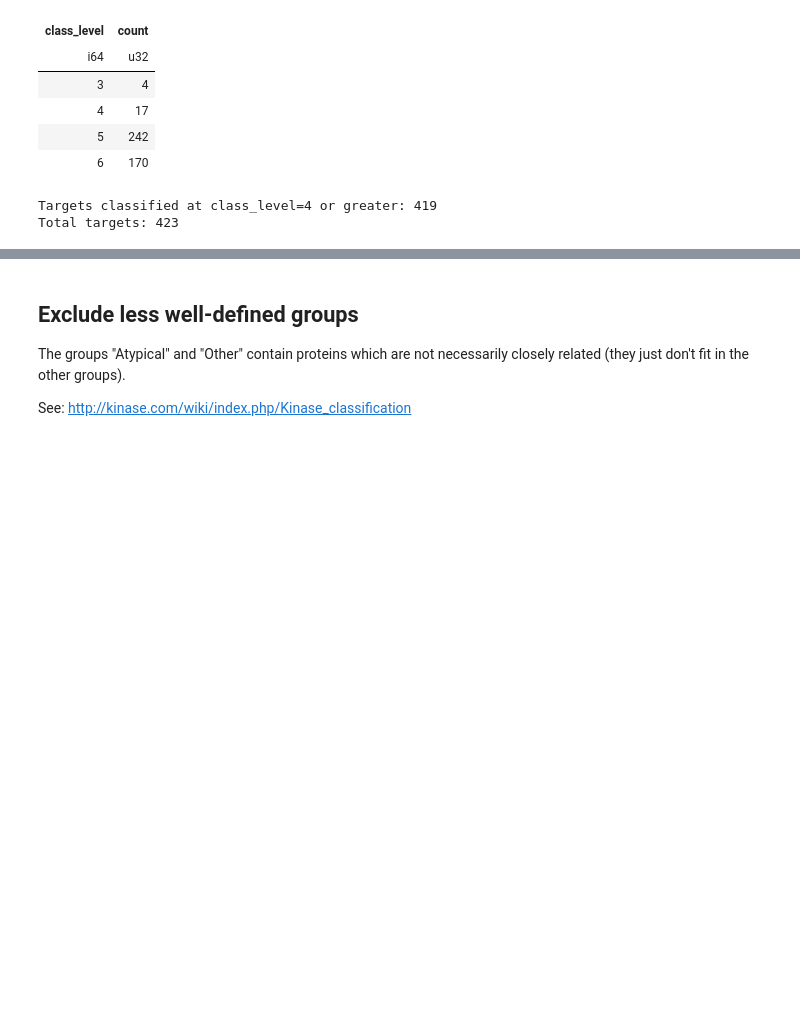
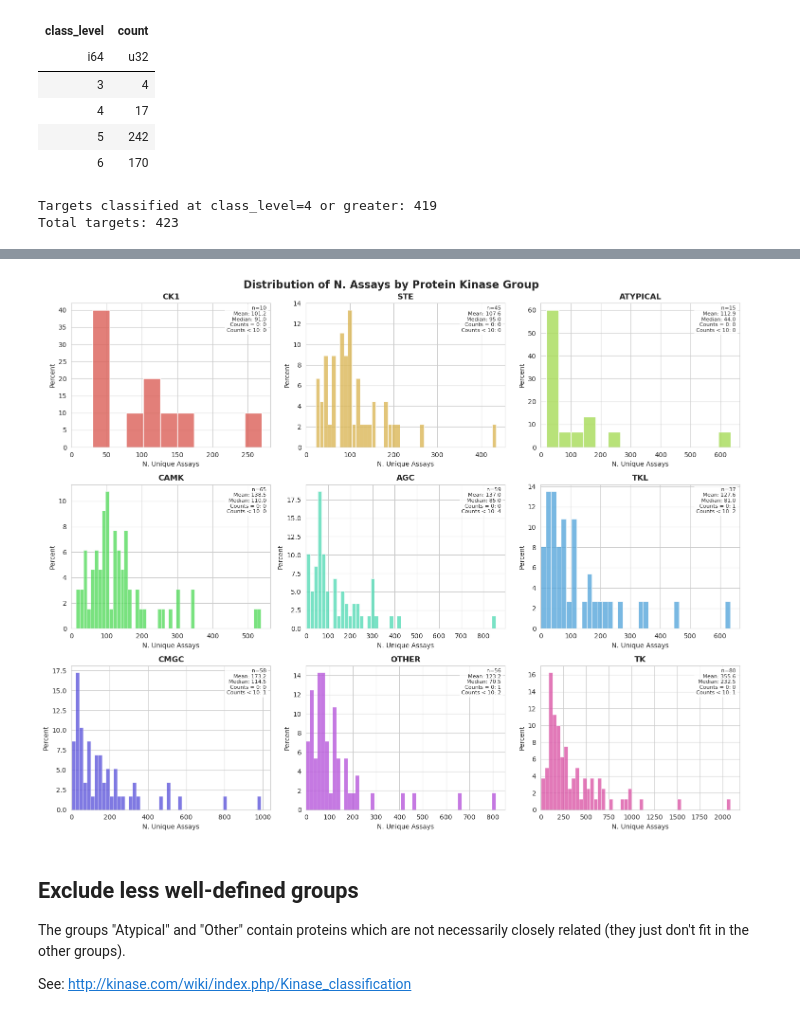
Before and after one commit to Jack-42/ligandActivityAnalysis, a Jupyter notebook: notebooks/exploratory_analysis.ipynb, the cells around one changed output, grey strips where cells are left out. Saved outputs shown, nothing was run; the diff lists cells and outputs as text; code cells hidden in the pictures; blank space fills up the shorter version.

```diff
--- a/notebooks/exploratory_analysis.ipynb
+++ b/notebooks/exploratory_analysis.ipynb
@@ -446,0 +452,9 @@ Total targets: 423
+# %%
+ta_df = target_cluster_df.join(assay_df["tid"].value_counts(), on="tid", how="left")
+ta_df = ta_df.with_columns(
+    pl.when(ta_df["count"].is_null())
+    .then(0)
+    .otherwise(ta_df["count"]).alias("count")
+)
+ta_df = ta_df.unique()
+ta_df["tid"].n_unique()
@@ -447,3 +480,48 @@ Total targets: 423
+# %%
+# plot distribution of assays per target, color-coded by group membership
+sns.set_style("whitegrid")
+
+cluster_info = ta_df.select(['cluster', 'short_name']).unique().sort('cluster')
+clusters = cluster_info['cluster'].to_list()
+short_names = cluster_info['short_name'].to_list()
+
+fig, axes = plt.subplots(3, 3, figsize=(15, 12))
+fig.suptitle('Distribution of N. Assays by Protein Kinase Group', fontsize=16, fontweight='bold')
+
+axes_flat = axes.flatten()
+colors = sns.color_palette("hls", len(cluster_order))
+min_count = 0
+
+for i, short_name in enumerate(cluster_order):
+    cluster_data = ta_df.filter(pl.col('short_name') == short_name)
+    counts = cluster_data['count'].to_numpy()
+
+    ax = axes_flat[i]
+    n_bins = min(len(counts), 50)
+    sns.histplot(data=counts, bins=n_bins, stat="percent", ax=ax, alpha=0.8, color=colors[i])
+
+    ax.set_title(f'{short_name}', fontweight='bold')
+    ax.set_xbound(lower=min_count)
+    ax.set_xlabel('N. Unique Assays')
+    ax.set_ylabel('Percent')
+
+    mean_count = np.mean(counts)
+    median_count = np.median(counts)
+    zero_count = (counts == 0).sum()
+    lt10_count = (counts < 10).sum()
+    n_samples = len(counts)
+
+    stats_text = f'n={n_samples}\nMean: {mean_count:.1f}\nMedian: {median_count:.1f}\nCounts = 0: {zero_count}\nCounts < 10: {lt10_count}'
+    ax.text(0.98, 0.98, stats_text, transform=ax.transAxes,
+            verticalalignment='top', horizontalalignment='right',
+            bbox=dict(boxstyle='round', facecolor='white', alpha=0.8),
+            fontsize=8)
+
+# Adjust layout to prevent overlap
+plt.tight_layout()
+plt.show()
+# %% [output]
+[figure, added]
 # %% [markdown]
 ## Exclude less well-defined groups
 The groups "Atypical" and "Other" contain proteins which are not necessarily closely related (they just don't fit in the other groups).
```
Also changed, not shown: parts of 8 cells of this notebook.
